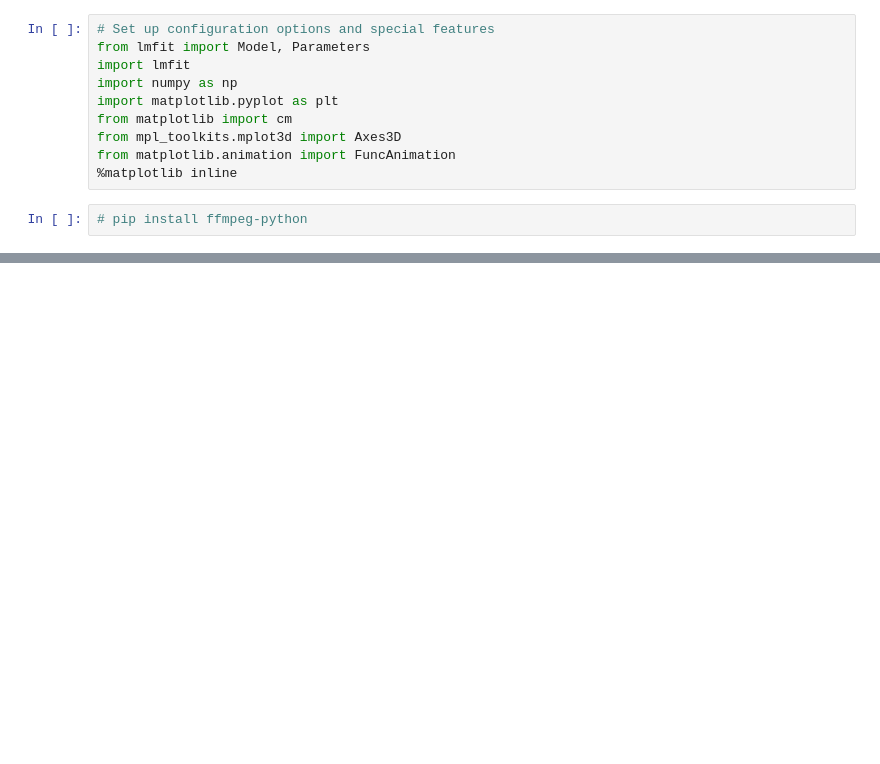
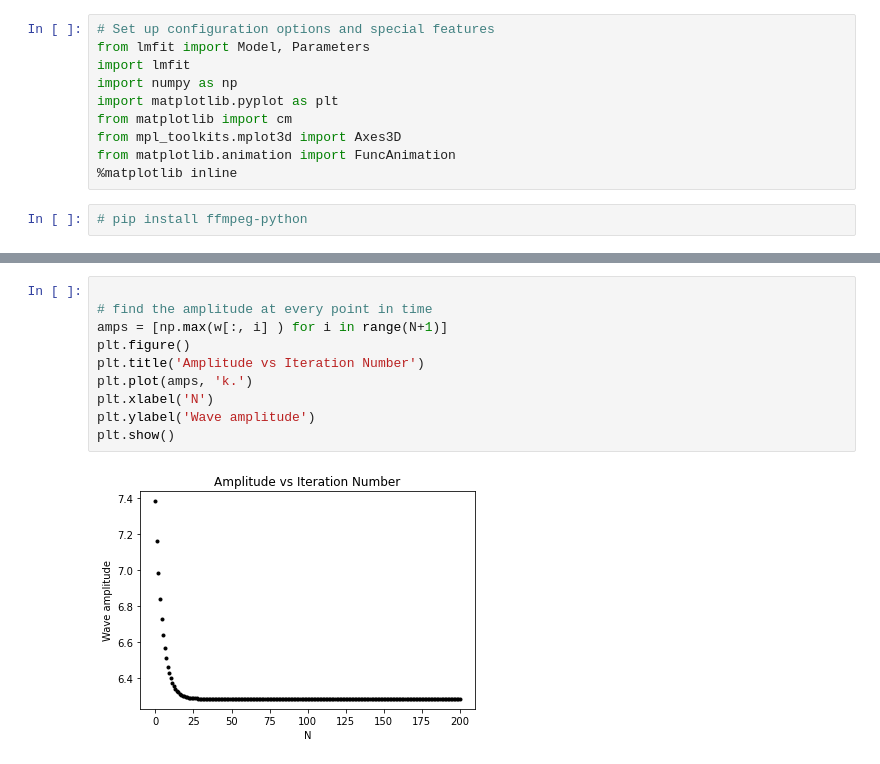
Before and after one commit to SushiSuperposition/ProfHurst_PHYS240_Sp23, a Jupyter notebook: Pruitt/Circular Standing Waves.ipynb, the cells around one changed output, grey strips where cells are left out. Drawn from its saved outputs; the diff is of its cells as text; blank space fills up the shorter version.

```diff
--- a/Pruitt/Circular Standing Waves.ipynb
+++ b/Pruitt/Circular Standing Waves.ipynb
@@ -143,0 +146,12 @@ t    0.2285     -inf      inf 1.091e-10     True     None     None
+# %%
+
+# find the amplitude at every point in time
+amps = [np.max(w[:, i] ) for i in range(N+1)]
+plt.figure()
+plt.title('Amplitude vs Iteration Number')
+plt.plot(amps, 'k.')
+plt.xlabel('N')
+plt.ylabel('Wave amplitude')
+plt.show()
+# %% [output]
+[figure, added]
```
Also changed, not shown: parts of 6 cells of this notebook.
